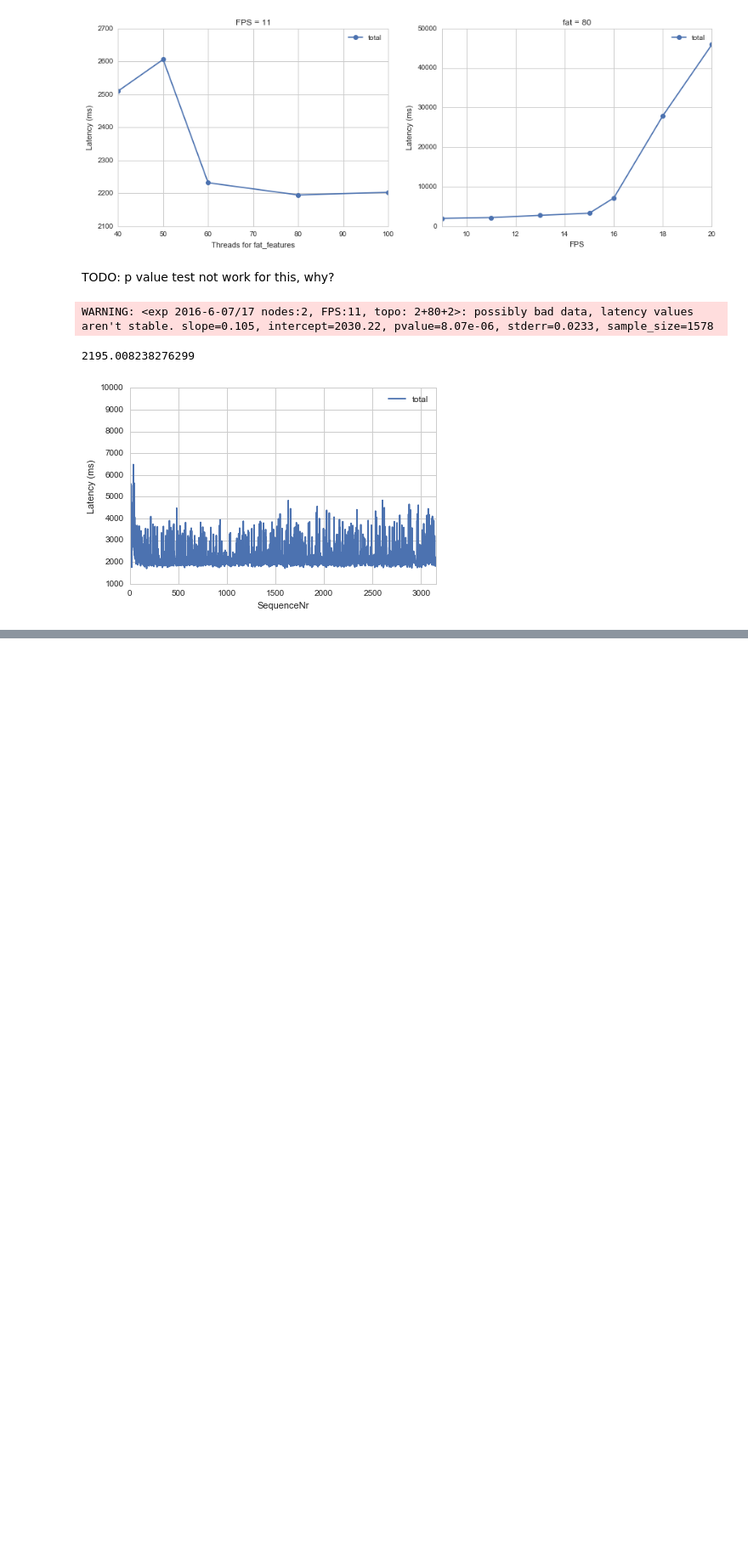
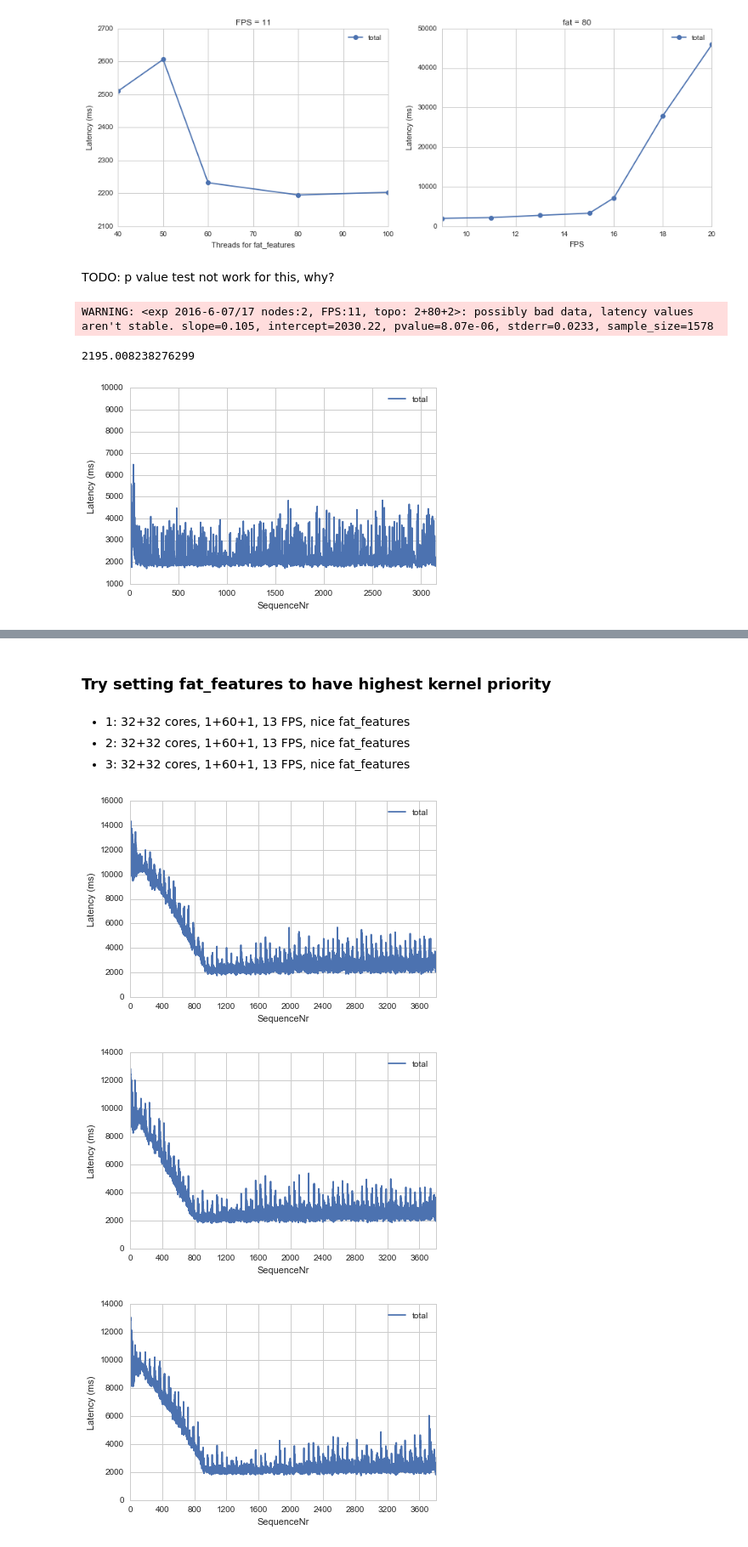
Before and after one commit to Aetf/remotelog, a Jupyter notebook: Exp-Res.ipynb, the cells around one changed output, grey strips where cells are left out. Shown at 85% size. Cells and saved outputs as stored; diff of their text form; code cells hidden in the pictures; blank space fills up the shorter version.

```diff
--- a/Exp-Res.ipynb
+++ b/Exp-Res.ipynb
@@ -422,0 +455,16 @@ WARNING: <exp 2016-6-07/17 nodes:2, FPS:11, topo: 2+80+2>: possibly bad data, la
+# %% [markdown]
+### Try setting fat_features to have highest kernel priority
+# %% [markdown]
+- 1: 32+32 cores, 1+60+1, 13 FPS, nice fat_features
+- 2: 32+32 cores, 1+60+1, 13 FPS, nice fat_features
+- 3: 32+32 cores, 1+60+1, 13 FPS, nice fat_features
+# %%
+%%capture
+nice_fats = ana.cross_res('2016-6-15/1', '2016-6-15/2', '2016-6-15/3')
+# %%
+for exp in nice_fats.exps:
+    exp.seq_latency()
+# %% [output]
+[figure, added]
+[figure, added]
+[figure, added]
```
Also changed, not shown: parts of 7 cells of this notebook, 29 other files.
